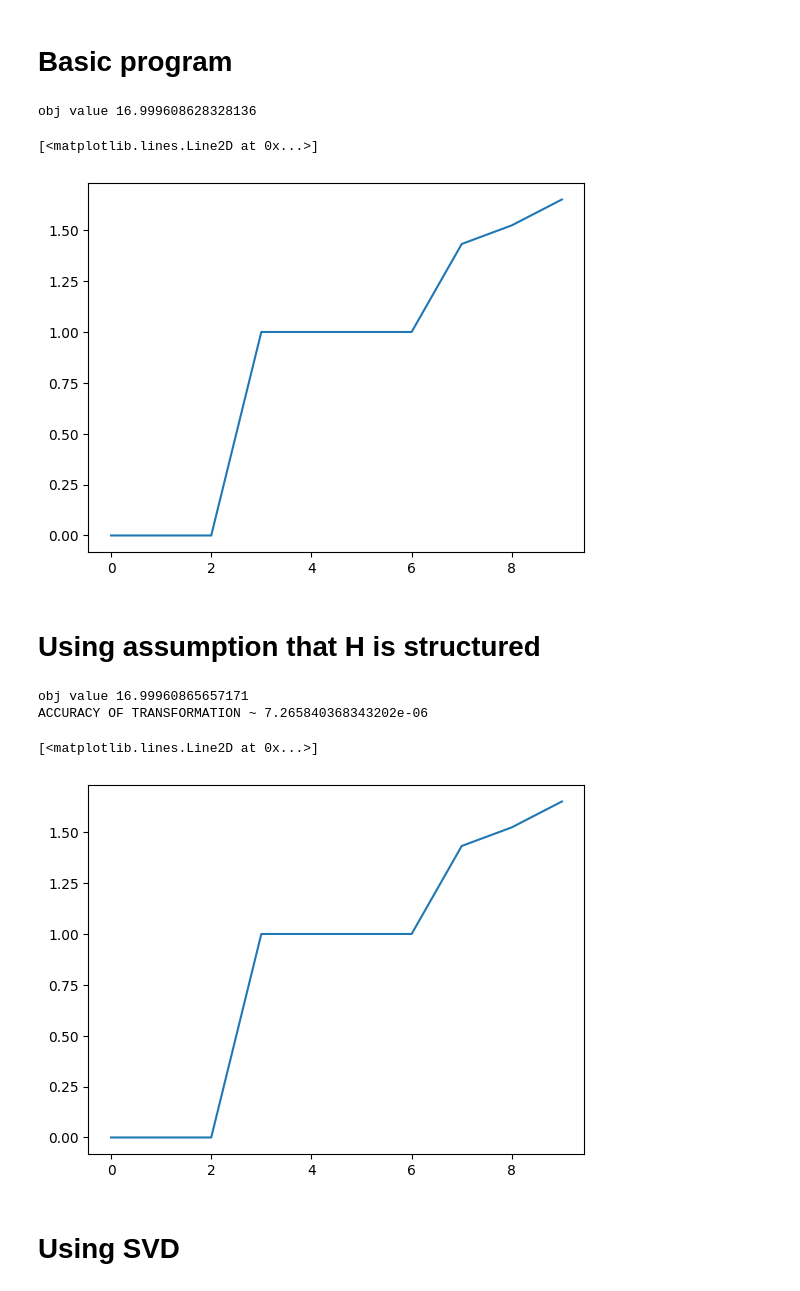
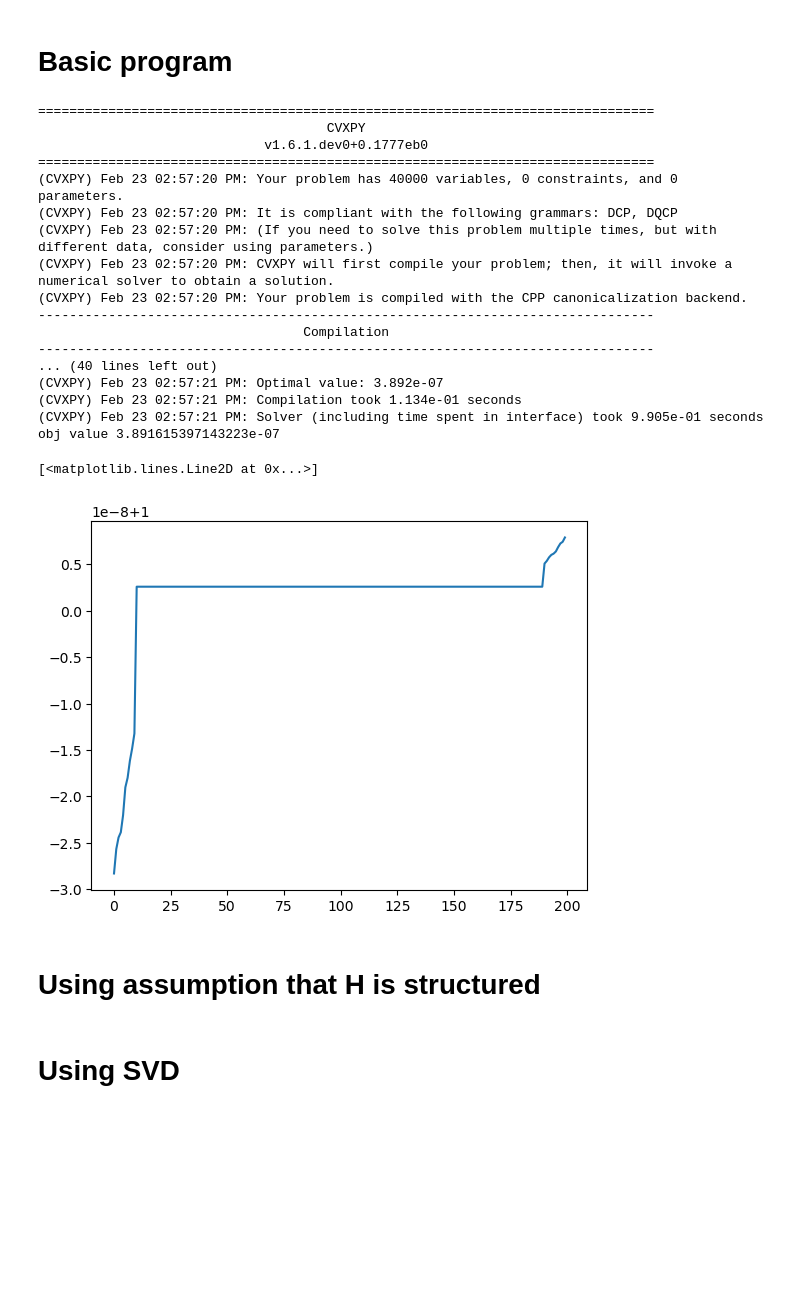
Before and after one commit to enzbus/cqr, a Jupyter notebook: experiments/TestPosDemDef.ipynb, the cells around one changed output. Cells and saved outputs as stored; diff of their text form; code cells hidden in the pictures; blank space fills up the shorter version.

```diff
--- a/experiments/TestPosDemDef.ipynb
+++ b/experiments/TestPosDemDef.ipynb
@@ -6,13 +6,13 @@ import cvxpy as cp
 # Constant definitions
 # %%
 # sizes
-N = 10
-mem = 3
+N = 200
+mem = 10
 
 # these are the matrices representing steps and gradient changes
 np.random.seed(0)
-Y = np.random.randn(N, mem)
-S = np.random.randn(N, mem)
+Y = np.random.randn(N, mem)*1e-5
+S = np.random.randn(N, mem)*1e-5
 
 # define H0
 gamma = 1 # diagonal of H0
@@ -25,21 +25,37 @@ alpha = 1 # scaler of first obj term / regularizer
 # %%
 H = cp.Variable((N,N), PSD=True)
 
 distance_from_h0 = cp.sum_squares(H - H0)
 soft_secant_condition = cp.sum_squares(H @ Y - S)
 
 objective = alpha * distance_from_h0 + soft_secant_condition
 
 print("obj value", cp.Problem(cp.Minimize(objective)).solve(
-    solver='CLARABEL',
-    # verbose=True,
+    solver='SCS',
+    verbose=True,
 ))
 
 plt.plot(np.linalg.eigh(H.value)[0])
 # %% [output]
-obj value 16.999608628328136
+===============================================================================
+                                     CVXPY
+                             v1.6.1.dev0+0.1777eb0
+===============================================================================
+(CVXPY) Feb 23 02:57:20 PM: Your problem has 40000 variables, 0 constraints, and 0 parameters.
+(CVXPY) Feb 23 02:57:20 PM: It is compliant with the following grammars: DCP, DQCP
+(CVXPY) Feb 23 02:57:20 PM: (If you need to solve this problem multiple times, but with different data, consider using parameters.)
+(CVXPY) Feb 23 02:57:20 PM: CVXPY will first compile your problem; then, it will invoke a numerical solver to obtain a solution.
+(CVXPY) Feb 23 02:57:20 PM: Your problem is compiled with the CPP canonicalization backend.
+-------------------------------------------------------------------------------
+                                  Compilation
+-------------------------------------------------------------------------------
+... (40 lines left out)
+(CVXPY) Feb 23 02:57:21 PM: Optimal value: 3.892e-07
+(CVXPY) Feb 23 02:57:21 PM: Compilation took 1.134e-01 seconds
+(CVXPY) Feb 23 02:57:21 PM: Solver (including time spent in interface) took 9.905e-01 seconds
+obj value 3.891615397143223e-07
 [<matplotlib.lines.Line2D at 0x...>]
-[figure, old version]
+[figure, new version]
 # %% [markdown]
 # Using assumption that H is structured
 # %%
@@ -54,22 +70,17 @@ soft_secant_condition = cp.sum_squares(gamma * Y + stacked_mat @ Sigma @ (stacke
 
 objective = alpha * distance_from_h0 + soft_secant_condition
 
-print("obj value", cp.Problem(
-    cp.Minimize(objective),
-    [structured_H >> 0],
-).solve(
-    solver='CLARABEL',
-    # verbose=True,
-))
+# print("obj value", cp.Problem(
+#     cp.Minimize(objective),
+#     [structured_H >> 0],
+# ).solve(
+#     solver='SCS',
+#     verbose=True,
+# ))
 
-print("ACCURACY OF TRANSFORMATION ~", np.linalg.norm(structured_H.value- H.value)/np.linalg.norm(structured_H.value+ H.value))
+# print("ACCURACY OF TRANSFORMATION ~", np.linalg.norm(structured_H.value- H.value)/np.linalg.norm(structured_H.value+ H.value))
 
-plt.plot(np.linalg.eigh(structured_H.value)[0])
+# plt.plot(np.linalg.eigh(structured_H.value)[0])
-# %% [output]
-obj value 16.99960865657171
-ACCURACY OF TRANSFORMATION ~ 7.265840368343202e-06
-[<matplotlib.lines.Line2D at 0x...>]
-[figure, removed]
 # %% [markdown]
 # Using SVD
 # %%
```
Also changed, not shown: parts of 76 cells of this notebook.
